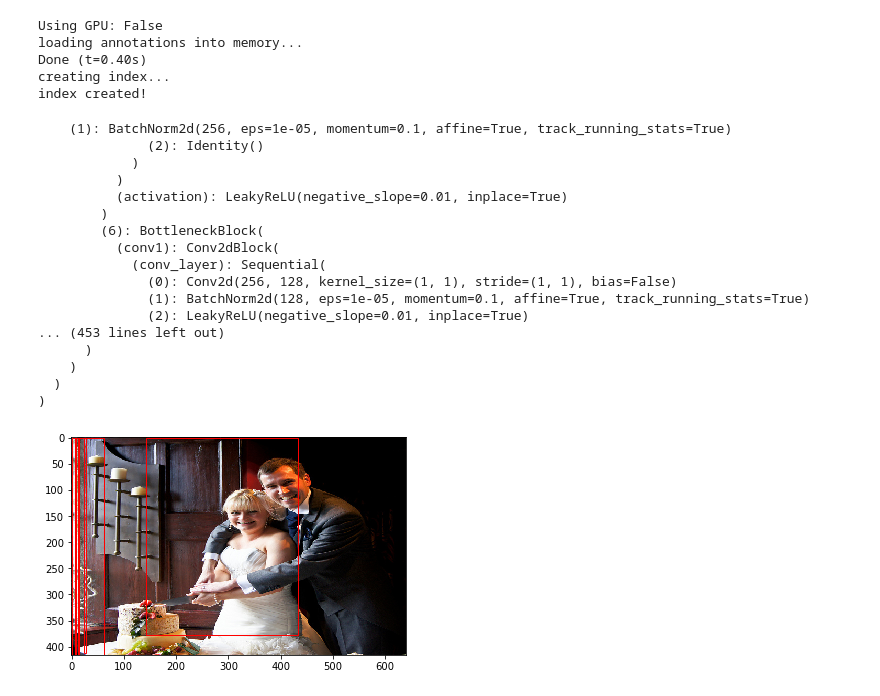
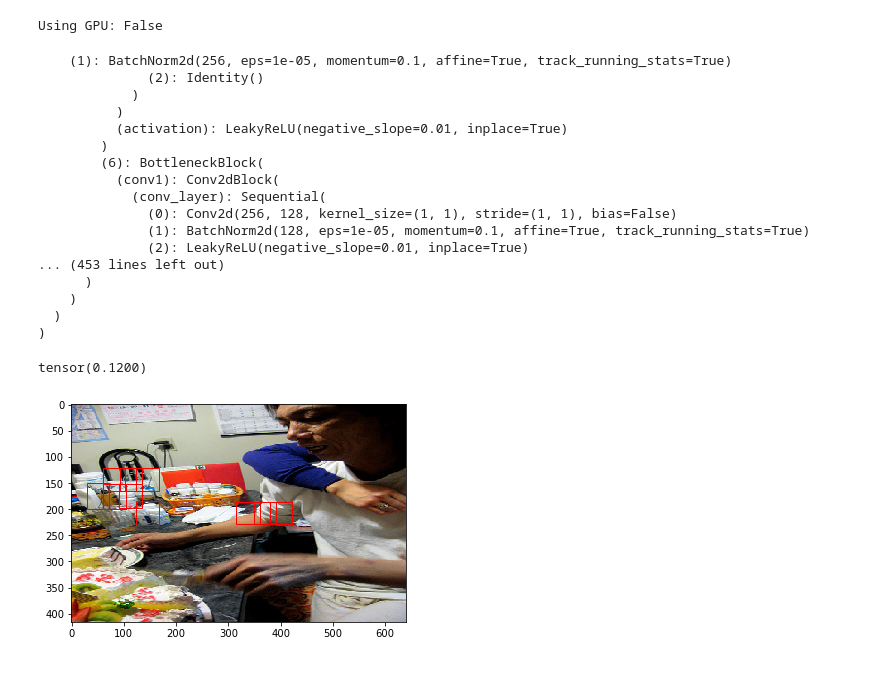
Before and after one commit to vladhondru25/YOLO-Object-Detection, a Jupyter notebook: yolo_inference.ipynb, the cells around one changed output. Saved outputs shown, nothing was run; the diff lists cells and outputs as text; code cells hidden in the pictures.

```diff
--- a/yolo_inference.ipynb
+++ b/yolo_inference.ipynb
@@ -25,7 +22,8 @@ use_cuda = torch.cuda.is_available()
 device = torch.device('cuda' if use_cuda else 'cpu')
 print("Using GPU: {}".format(use_cuda))
 
-ds = CocoDatasetAPITrain()
+# ds = CocoDatasetAPITrain()
+ds = CocoDatasetTrain()
 dl = load_dataloader(ds, batch_size=1)
 
 model = CSPDarknet53_SPP_PAN()
@@ -33,10 +31,6 @@ model.load_state_dict(torch.load('model.pt', map_location=torch.device('cpu')))
 model.eval()
 # %% [output]
 Using GPU: False
-loading annotations into memory...
-Done (t=0.40s)
-creating index...
-index created!
     (1): BatchNorm2d(256, eps=1e-05, momentum=0.1, affine=True, track_running_stats=True)
               (2): Identity()
             )
@@ -56,29 +50,31 @@ index created!
 )
 # %%
 for i, batch in enumerate(dl):
-    images, targets = batch
-    images = images.to(device=device)
+    with torch.no_grad():
+        images, targets = batch
+        images = images.to(device=device)
 
-    preds = model(images)[-1]
+        preds = model(images)[-1]
 
-    preds = split_output(preds, device)
+        preds = split_output(preds, device)
 
-    preds[0][:,:,:,:,0:2] = ACTIVATIONS['sigmoid'](preds[0][:,:,:,:,0:2])
-    preds[1] = ACTIVATIONS['sigmoid'](preds[1])
-    preds[2] = ACTIVATIONS['sigmoid'](preds[2])
+        preds[0][:,:,:,:,0:2] = ACTIVATIONS['sigmoid'](preds[0][:,:,:,:,0:2])
+        preds[1] = ACTIVATIONS['sigmoid'](preds[1])
+        preds[2] = ACTIVATIONS['sigmoid'](preds[2])
 
-    pred_boxes = prediction_to_boxes(preds[0], 's_scale', device)
+        pred_boxes = prediction_to_boxes(preds[0], 's_scale', device)
 
-    nH, nW = pred_boxes.shape[1], pred_boxes.shape[2]
+        nH, nW = pred_boxes.shape[1], pred_boxes.shape[2]
 
-    boxes_coords, best_boxes, idx_best_boxes = filter_boxes(pred_boxes, preds[1], preds[2], threshold=0.2)
+        boxes_coords, best_boxes, idx_best_boxes = filter_boxes(pred_boxes, preds[1], preds[2], threshold=0.15)
 
-    boxes_coords *= torch.Tensor([[32.0, 32.0, 32.0, 32.0]])
+        boxes_coords *= torch.Tensor([[32.0, 32.0, 32.0, 32.0]])
 
-    boxes_coords, best_boxes, idx_best_boxes = non_max_suppression(boxes_coords, best_boxes, idx_best_boxes, (416.0, 640.0), iou_threshold=0.7)
+        boxes_coords, best_boxes, idx_best_boxes = non_max_suppression(boxes_coords, best_boxes, idx_best_boxes, (416.0, 640.0), iou_threshold=0.6, max_boxes=10)
 
-    show_prediction(images.squeeze(0), boxes_coords)
+        show_prediction(images.squeeze(0), boxes_coords)
 
     break
 # %% [output]
+tensor(0.1200)
-[figure, old version]
+[figure, new version]
```
Also changed, not shown: parts of 1 cell of this notebook, 10 other files.
